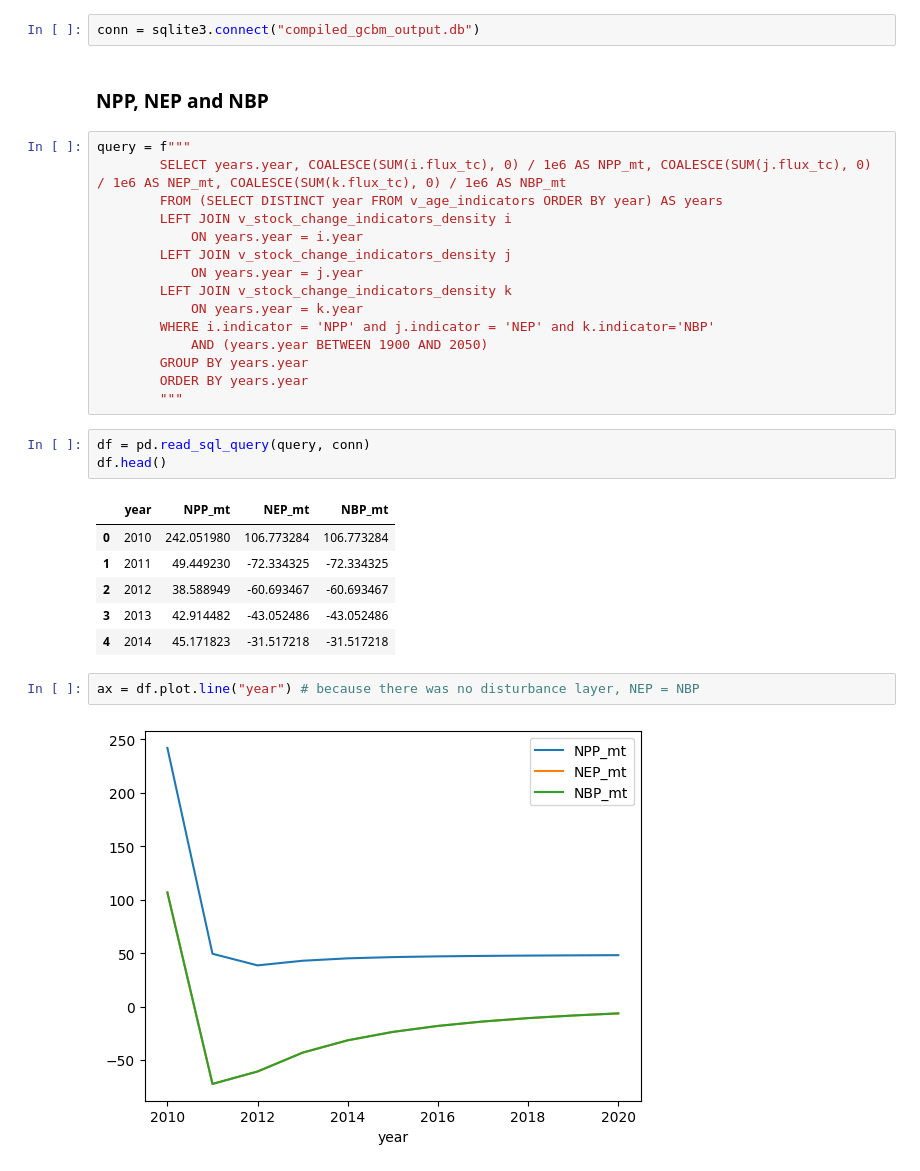
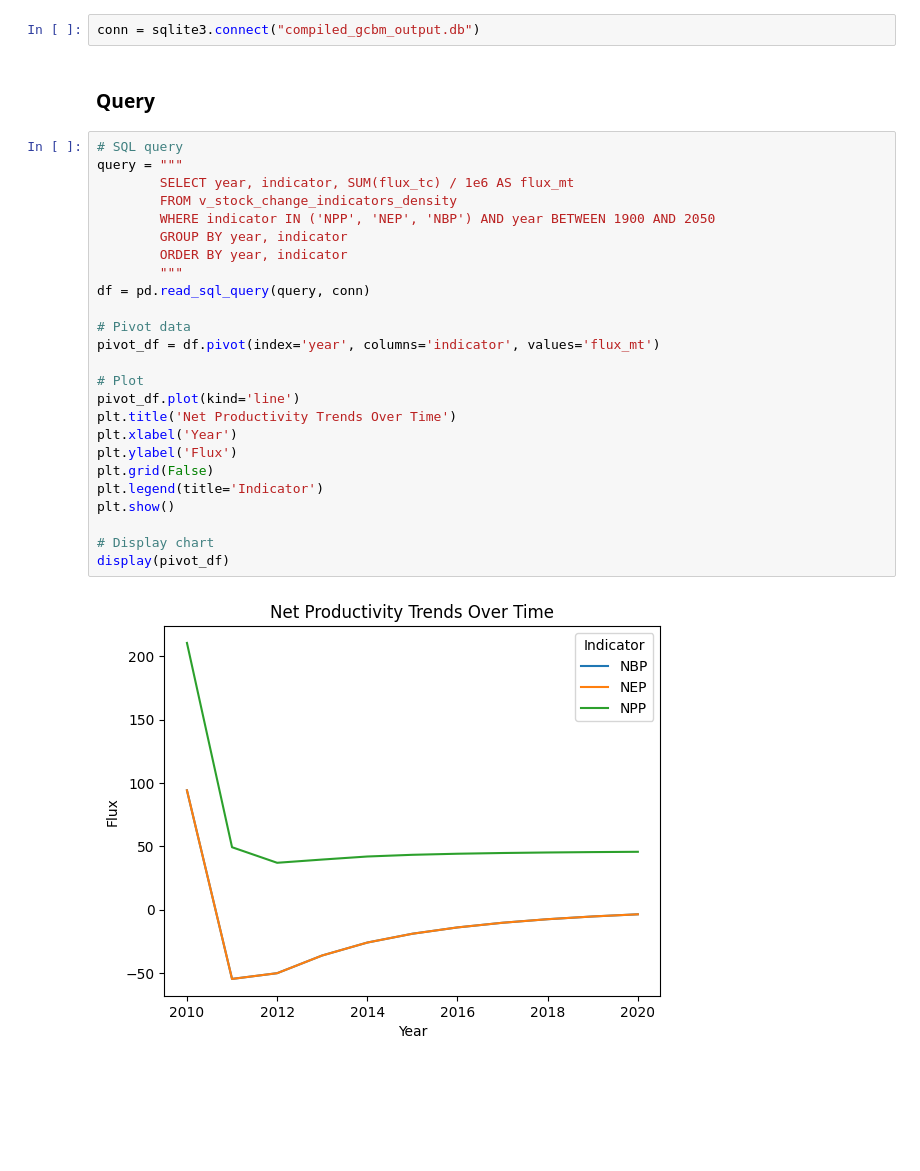
Before and after one commit to mHienp/GCBM.CostaRica, a Jupyter notebook: Postprocessing_NBP.ipynb, the cells around one changed output. Saved outputs shown, nothing was run; the diff lists cells and outputs as text; blank space fills up the shorter version.

```diff
--- a/Postprocessing_NBP.ipynb
+++ b/Postprocessing_NBP.ipynb
@@ -13,33 +14,31 @@ import sqlite3
 # %%
 conn = sqlite3.connect("compiled_gcbm_output.db")
-# %% [markdown]
-### NPP, NEP and NBP
-# %%
-query = f"""
-        SELECT years.year, COALESCE(SUM(i.flux_tc), 0) / 1e6 AS NPP_mt, COALESCE(SUM(j.flux_tc), 0) / 1e6 AS NEP_mt, COALESCE(SUM(k.flux_tc), 0) / 1e6 AS NBP_mt
-        FROM (SELECT DISTINCT year FROM v_age_indicators ORDER BY year) AS years
-        LEFT JOIN v_stock_change_indicators_density i
-            ON years.year = i.year
-        LEFT JOIN v_stock_change_indicators_density j
-            ON years.year = j.year
-        LEFT JOIN v_stock_change_indicators_density k
-            ON years.year = k.year
-        WHERE i.indicator = 'NPP' and j.indicator = 'NEP' and k.indicator='NBP'
-            AND (years.year BETWEEN 1900 AND 2050)
-        GROUP BY years.year
-        ORDER BY years.year
-        """
-# %%
-df = pd.read_sql_query(query, conn)
-df.head()
-# %% [output]
-|  | year | NPP_mt | NEP_mt | NBP_mt |
-| 0 | 2010 | 242.051980 | 106.773284 | 106.773284 |
-| 1 | 2011 | 49.449230 | -72.334325 | -72.334325 |
-| 2 | 2012 | 38.588949 | -60.693467 | -60.693467 |
-| 3 | 2013 | 42.914482 | -43.052486 | -43.052486 |
-| 4 | 2014 | 45.171823 | -31.517218 | -31.517218 |
-# %%
-ax = df.plot.line("year") # because there was no disturbance layer, NEP = NBP
-# %% [output]
-[figure, removed]
+# %% [markdown]
+### Query
+# %%
+# SQL query
+query = """
+        SELECT year, indicator, SUM(flux_tc) / 1e6 AS flux_mt
+        FROM v_stock_change_indicators_density
+        WHERE indicator IN ('NPP', 'NEP', 'NBP') AND year BETWEEN 1900 AND 2050
+        GROUP BY year, indicator
+        ORDER BY year, indicator
+        """
+df = pd.read_sql_query(query, conn)
+
+# Pivot data
+pivot_df = df.pivot(index='year', columns='indicator', values='flux_mt')
+
+# Plot
+pivot_df.plot(kind='line')
+plt.title('Net Productivity Trends Over Time')
+plt.xlabel('Year')
+plt.ylabel('Flux')
+plt.grid(False)
+plt.legend(title='Indicator')
+plt.show()
+
+# Display chart
+display(pivot_df)
+# %% [output]
+[figure, added]
```
Also changed, not shown: parts of 8 cells of this notebook, 2 other files.
